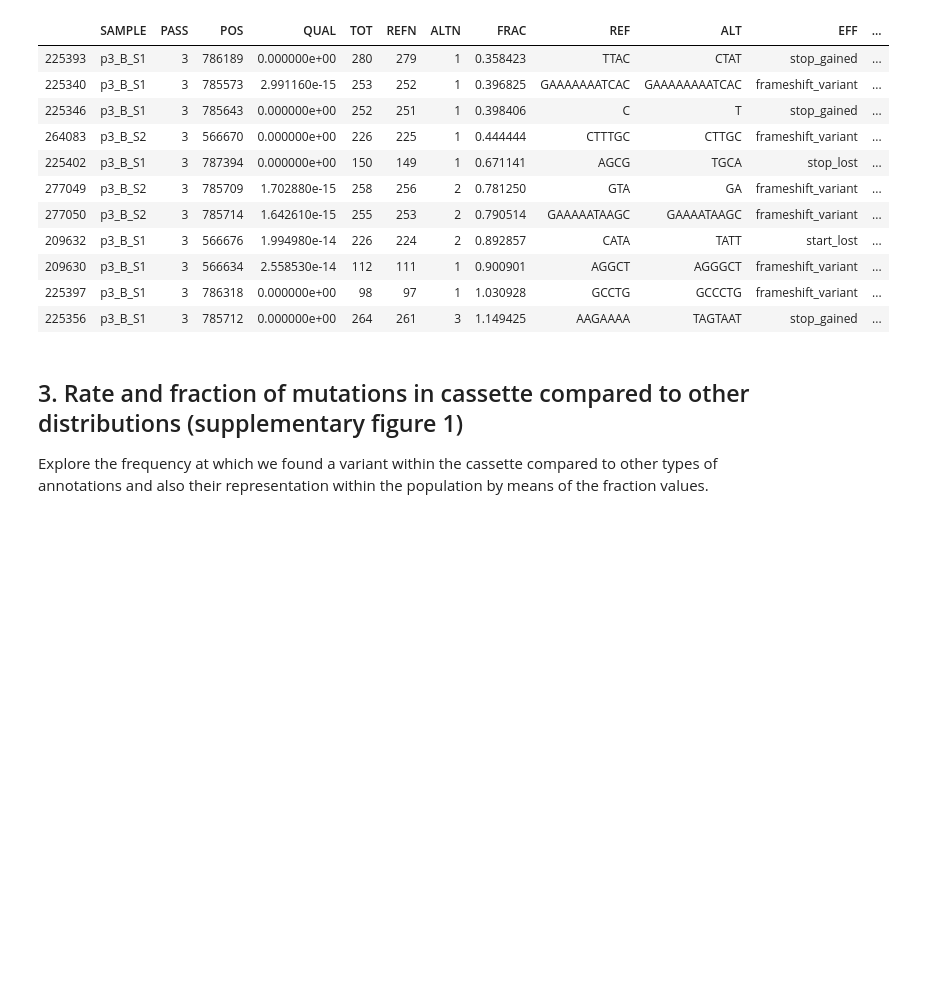
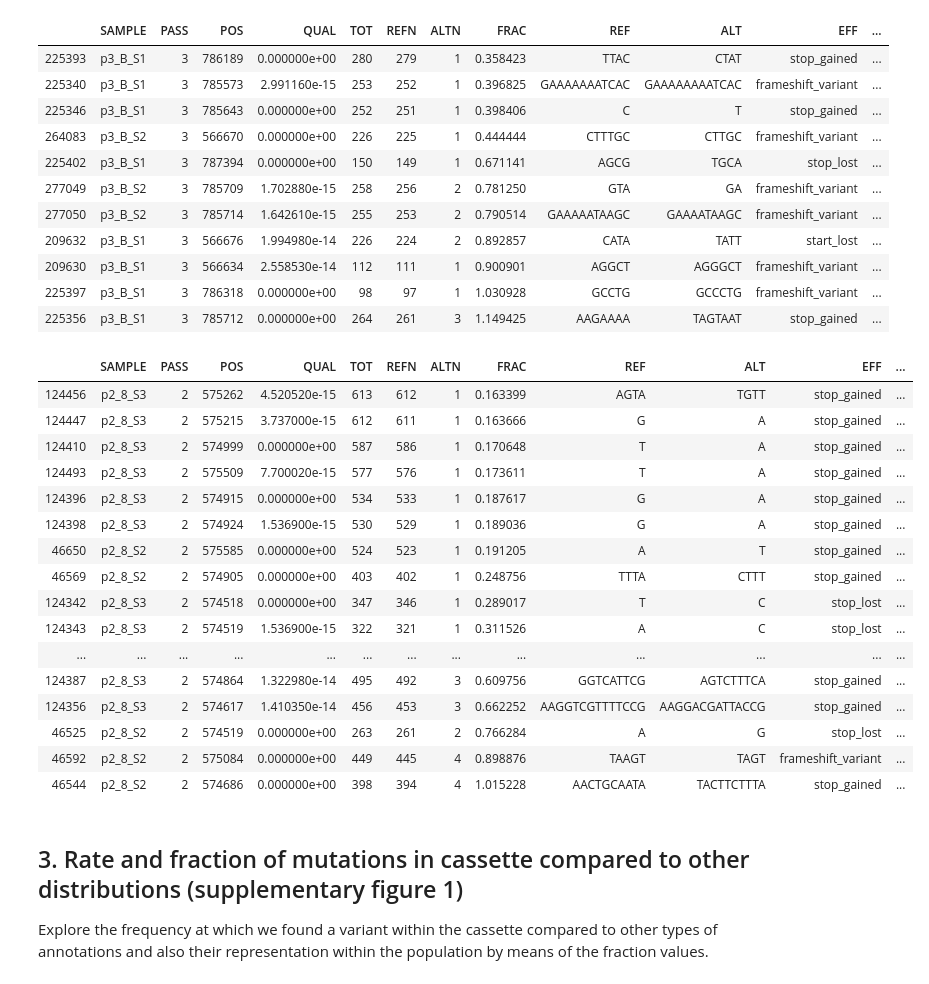
Before and after one commit to CRG-CNAG/killswitch, a Jupyter notebook: ksanalysis.ipynb, the cells around one changed output. Saved outputs shown, nothing was run; the diff lists cells and outputs as text; code cells hidden in the pictures; blank space fills up the shorter version.

Commit message:
updated for new data

```diff
--- a/ksanalysis.ipynb
+++ b/ksanalysis.ipynb
@@ -114,6 +118,7 @@ Run freebayes in a permissive manner. This command will create a directory with
 # Listed samples in order
 order1 = ['p2_2_S1','p2_2_S2','p2_2_S3','p3_D_S2', 'p3_D_S3','p15_F_S1','p15_F_S5', 'p3IPTG_A_S1', 'p3IPTG_A_S1b']
 order2 = ['p2_6_S2','p2_6_S4','p3_B_S1','p3_B_S2','p15_7_S3','p15_7_S5']
+order3 = ['p2_8_S2','p2_8_S3','p15_9_S3','p15_9_S7']
 # %%
 # freebayes-parallel reference/ref.txt 4 -p 2 -P 0 -C 2 -F 0.05 --min-coverage 10 --min-repeat-entropy 1.0 -q 13 -m 60 --strict-vcf   -f reference/ref.fa snps.bam > snps.raw.vcf
 for fil in glob.glob('../p*/*.bam'):
@@ -187,6 +188,7 @@ We will parse the variations to keep the columns of interest to perform the expl
 # This will concat all the annotated vcf files keeping the fields of interest
 data1 = scripts.parse_variations('./filter1/*.raw.vcf.ann', order1, genome=5, fname='./results/data1.pickle')
 data2 = scripts.parse_variations('./filter2/*.raw.vcf.ann', order2, genome=20, fname='./results/data2.pickle')
+data3 = scripts.parse_variations('./filter3/*.raw.vcf.ann', order3, genome=26, fname='./results/data3.pickle')
 # %% [output]
 Loading data for genome 5
 Loading data for genome 20
@@ -226,6 +259,27 @@ data2[(data2['ANN_TYPE']=='cassette') & (data2['IMPACT']=='HIGH') & (data2['PASS
 | 209630 | p3_B_S1 | 3 | 566634 | 2.558530e-14 | 112 | 111 | 1 | 0.900901 | AGGCT | AGGGCT | frameshift_variant | ... |
 | 225397 | p3_B_S1 | 3 | 786318 | 0.000000e+00 | 98 | 97 | 1 | 1.030928 | GCCTG | GCCCTG | frameshift_variant | ... |
 | 225356 | p3_B_S1 | 3 | 785712 | 0.000000e+00 | 264 | 261 | 3 | 1.149425 | AAGAAAA | TAGTAAT | stop_gained | ... |
+# %%
+# For C20 we have snpcalls2 in the same format
+data3[(data3['ANN_TYPE']=='cassette') & (data3['IMPACT']=='HIGH') & (data3['PASS']==2)].sort_values('FRAC')
+# %% [output]
+|  | SAMPLE | PASS | POS | QUAL | TOT | REFN | ALTN | FRAC | REF | ALT | EFF | ... |
+| 124456 | p2_8_S3 | 2 | 575262 | 4.520520e-15 | 613 | 612 | 1 | 0.163399 | AGTA | TGTT | stop_gained | ... |
+| 124447 | p2_8_S3 | 2 | 575215 | 3.737000e-15 | 612 | 611 | 1 | 0.163666 | G | A | stop_gained | ... |
+| 124410 | p2_8_S3 | 2 | 574999 | 0.000000e+00 | 587 | 586 | 1 | 0.170648 | T | A | stop_gained | ... |
+| 124493 | p2_8_S3 | 2 | 575509 | 7.700020e-15 | 577 | 576 | 1 | 0.173611 | T | A | stop_gained | ... |
+| 124396 | p2_8_S3 | 2 | 574915 | 0.000000e+00 | 534 | 533 | 1 | 0.187617 | G | A | stop_gained | ... |
+| 124398 | p2_8_S3 | 2 | 574924 | 1.536900e-15 | 530 | 529 | 1 | 0.189036 | G | A | stop_gained | ... |
+| 46650 | p2_8_S2 | 2 | 575585 | 0.000000e+00 | 524 | 523 | 1 | 0.191205 | A | T | stop_gained | ... |
+| 46569 | p2_8_S2 | 2 | 574905 | 0.000000e+00 | 403 | 402 | 1 | 0.248756 | TTTA | CTTT | stop_gained | ... |
+| 124342 | p2_8_S3 | 2 | 574518 | 0.000000e+00 | 347 | 346 | 1 | 0.289017 | T | C | stop_lost | ... |
+| 124343 | p2_8_S3 | 2 | 574519 | 1.536900e-15 | 322 | 321 | 1 | 0.311526 | A | C | stop_lost | ... |
+| ... | ... | ... | ... | ... | ... | ... | ... | ... | ... | ... | ... | ... |
+| 124387 | p2_8_S3 | 2 | 574864 | 1.322980e-14 | 495 | 492 | 3 | 0.609756 | GGTCATTCG | AGTCTTTCA | stop_gained | ... |
+| 124356 | p2_8_S3 | 2 | 574617 | 1.410350e-14 | 456 | 453 | 3 | 0.662252 | AAGGTCGTTTTCCG | AAGGACGATTACCG | stop_gained | ... |
+| 46525 | p2_8_S2 | 2 | 574519 | 0.000000e+00 | 263 | 261 | 2 | 0.766284 | A | G | stop_lost | ... |
+| 46592 | p2_8_S2 | 2 | 575084 | 0.000000e+00 | 449 | 445 | 4 | 0.898876 | TAAGT | TAGT | frameshift_variant | ... |
+| 46544 | p2_8_S2 | 2 | 574686 | 0.000000e+00 | 398 | 394 | 4 | 1.015228 | AACTGCAATA | TACTTCTTTA | stop_gained | ... |
 # %%
 # Save supplementary 1
 sup1 = './results/suptableS1.xlsx'
```
Also changed, not shown: parts of 21 cells of this notebook, 11 other files.
